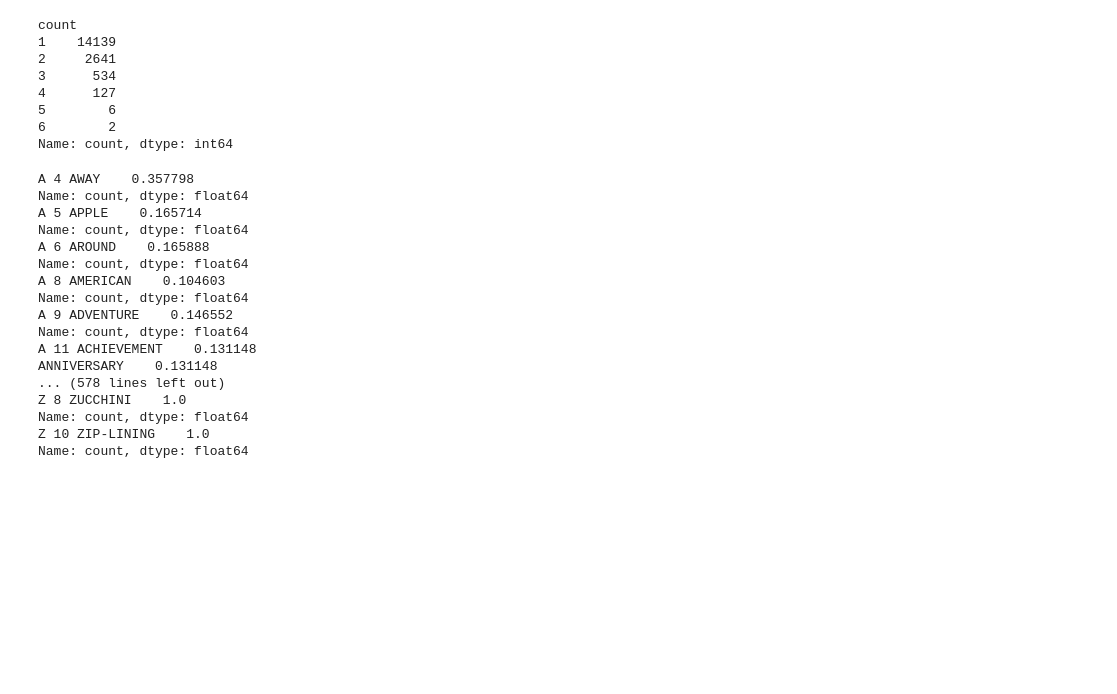
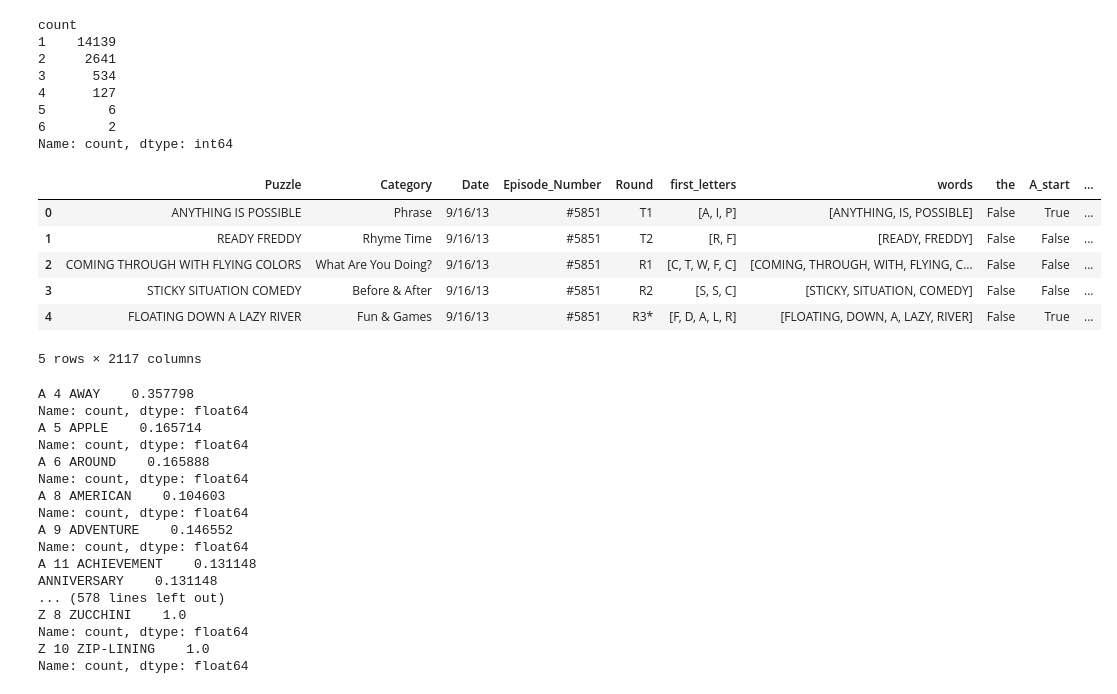
Before and after one commit to evanrgreen/WheelOfFortune, a Jupyter notebook: WOF analysis.ipynb, the cells around one changed output. Saved outputs shown, nothing was run; the diff lists cells and outputs as text; code cells hidden in the pictures; blank space fills up the shorter version.

```diff
--- a/WOF analysis.ipynb
+++ b/WOF analysis.ipynb
@@ -39,6 +39,16 @@ count
 5        6
 6        2
 Name: count, dtype: int64
+# %%
+puzzles.head()
+# %% [output]
+|  | Puzzle | Category | Date | Episode_Number | Round | first_letters | words | the | A_start | ... |
+| 0 | ANYTHING IS POSSIBLE | Phrase | 9/16/13 | #5851 | T1 | [A, I, P] | [ANYTHING, IS, POSSIBLE] | False | True | ... |
+| 1 | READY FREDDY | Rhyme Time | 9/16/13 | #5851 | T2 | [R, F] | [READY, FREDDY] | False | False | ... |
+| 2 | COMING THROUGH WITH FLYING COLORS | What Are You Doing? | 9/16/13 | #5851 | R1 | [C, T, W, F, C] | [COMING, THROUGH, WITH, FLYING, C... | False | False | ... |
+| 3 | STICKY SITUATION COMEDY | Before & After | 9/16/13 | #5851 | R2 | [S, S, C] | [STICKY, SITUATION, COMEDY] | False | False | ... |
+| 4 | FLOATING DOWN A LAZY RIVER | Fun & Games | 9/16/13 | #5851 | R3* | [F, D, A, L, R] | [FLOATING, DOWN, A, LAZY, RIVER] | False | True | ... |
+5 rows × 2117 columns
 # %%
 puzzles["Puzzle"] = puzzles.Puzzle.str.replace("  ", "")
 puzzles["first_letters"] = puzzles.Puzzle.apply(
```
Also changed, not shown: parts of 7 cells of this notebook, 1 other file.
